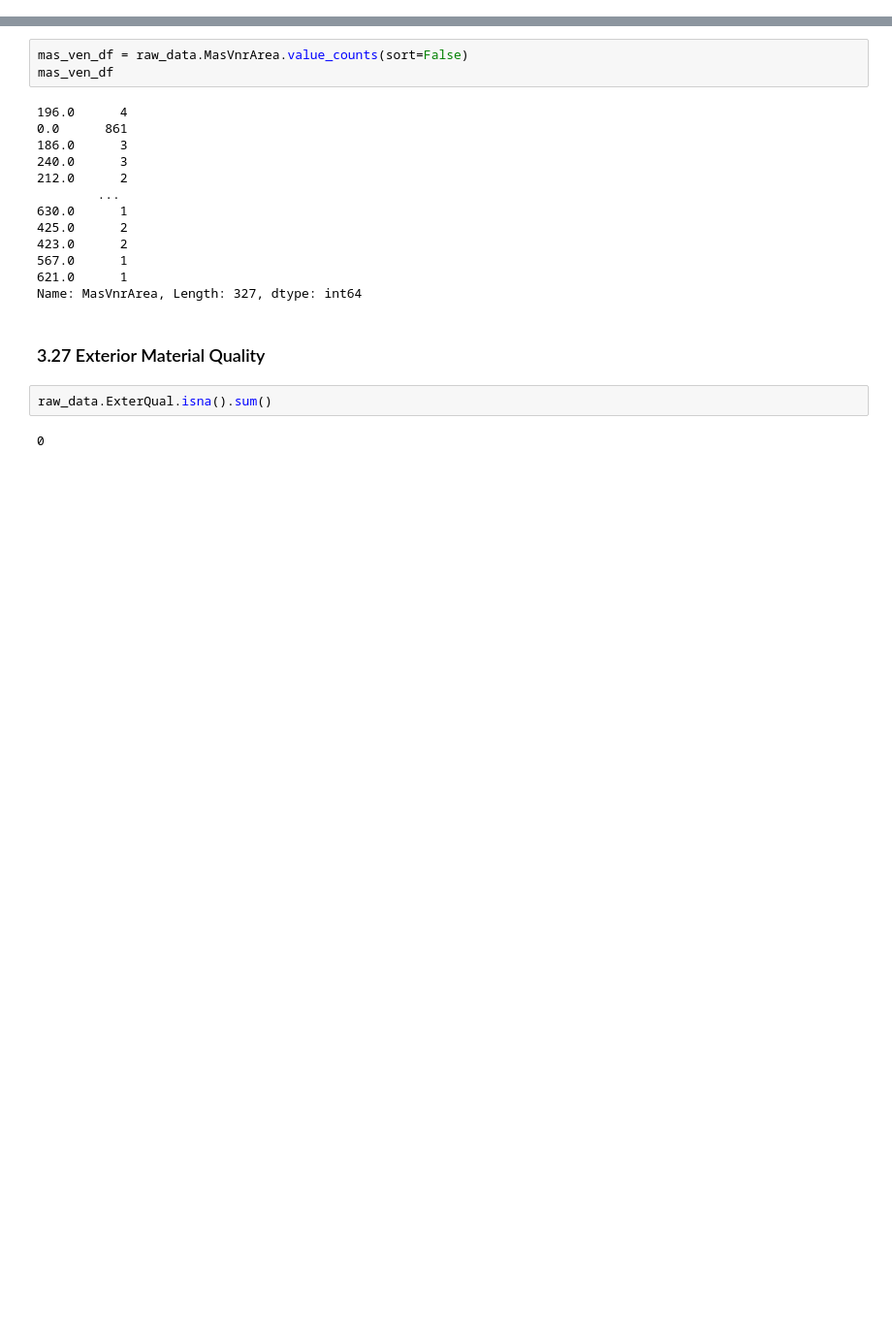
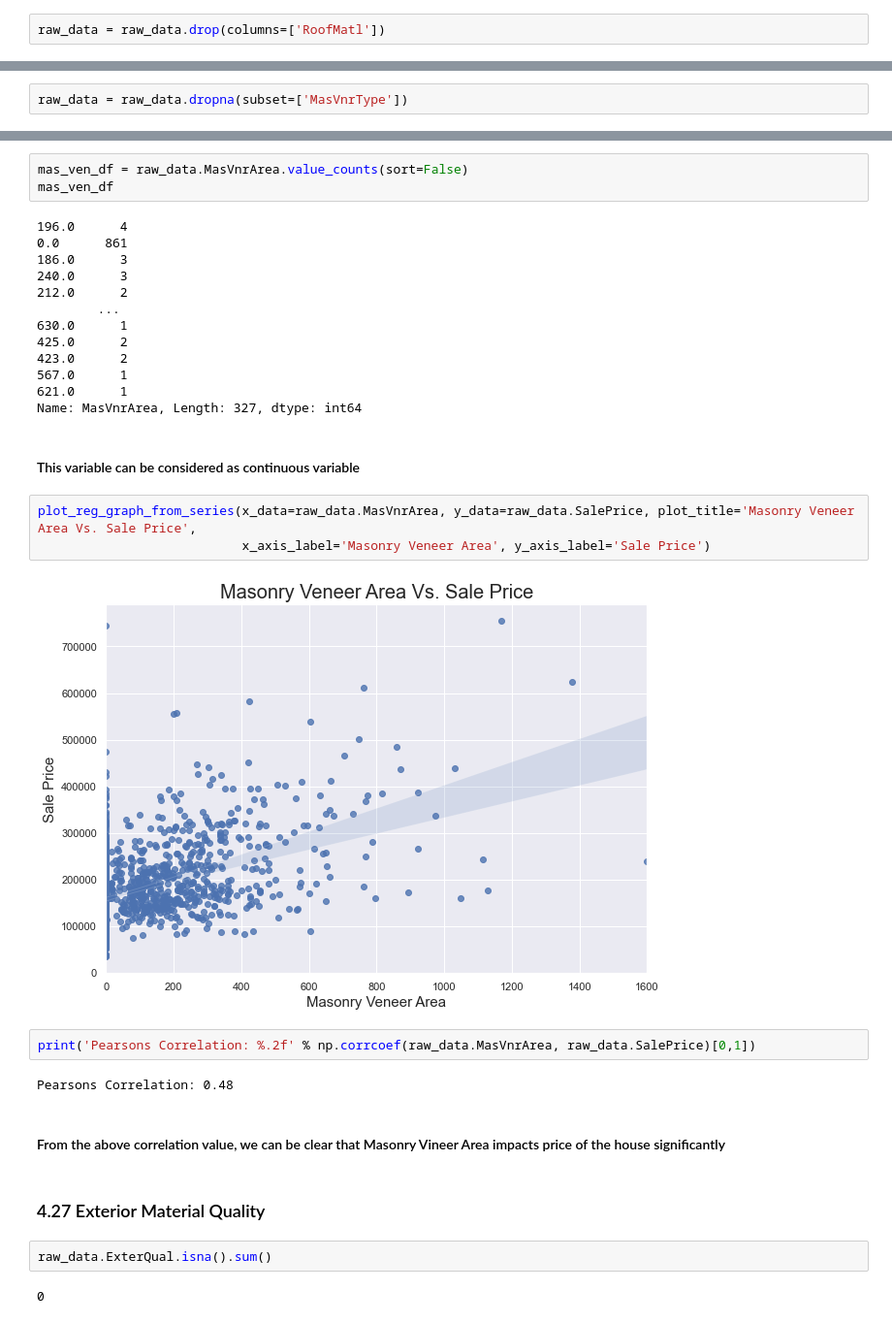
Before and after one commit to akshaykadam100/Housing-Price-Calculator, a Jupyter notebook: V1.ipynb, the cells around one changed output, grey strips where cells are left out. Shown at 97% size. Cells and saved outputs as stored; diff of their text form; blank space fills up the shorter version.

Commit message:
Confirmed Feature Selection upto HeatingQC Column (40 Columns Completed)

```diff
--- a/V1.ipynb
+++ b/V1.ipynb
@@ -787 +794,3 @@ Name: RoofMatl, dtype: int64
+# %%
+raw_data = raw_data.drop(columns=['RoofMatl'])
 # %% [markdown]
@@ -854,0 +876,2 @@ Name: MasVnrType, dtype: int64
+# %%
+raw_data = raw_data.dropna(subset=['MasVnrType'])
@@ -874,8 +899,21 @@ mas_ven_df
 567.0      1
 621.0      1
 Name: MasVnrArea, Length: 327, dtype: int64
+# %% [markdown]
+#### This variable can be considered as continuous variable
+# %%
+plot_reg_graph_from_series(x_data=raw_data.MasVnrArea, y_data=raw_data.SalePrice, plot_title='Masonry Veneer Area Vs. Sale Price',
+                           x_axis_label='Masonry Veneer Area', y_axis_label='Sale Price')
+# %% [output]
+[figure, added]
+# %%
+print('Pearsons Correlation: %.2f' % np.corrcoef(raw_data.MasVnrArea, raw_data.SalePrice)[0,1])
+# %% [output]
+Pearsons Correlation: 0.48
+# %% [markdown]
+#### From the above correlation value, we can be clear that Masonry Vineer Area impacts price of the house significantly
 # %% [markdown]
-### 3.27 Exterior Material Quality
+### 4.27 Exterior Material Quality
 # %%
 raw_data.ExterQual.isna().sum()
 # %% [output]
```
Also changed, not shown: parts of 113 cells of this notebook, 3 other files.
